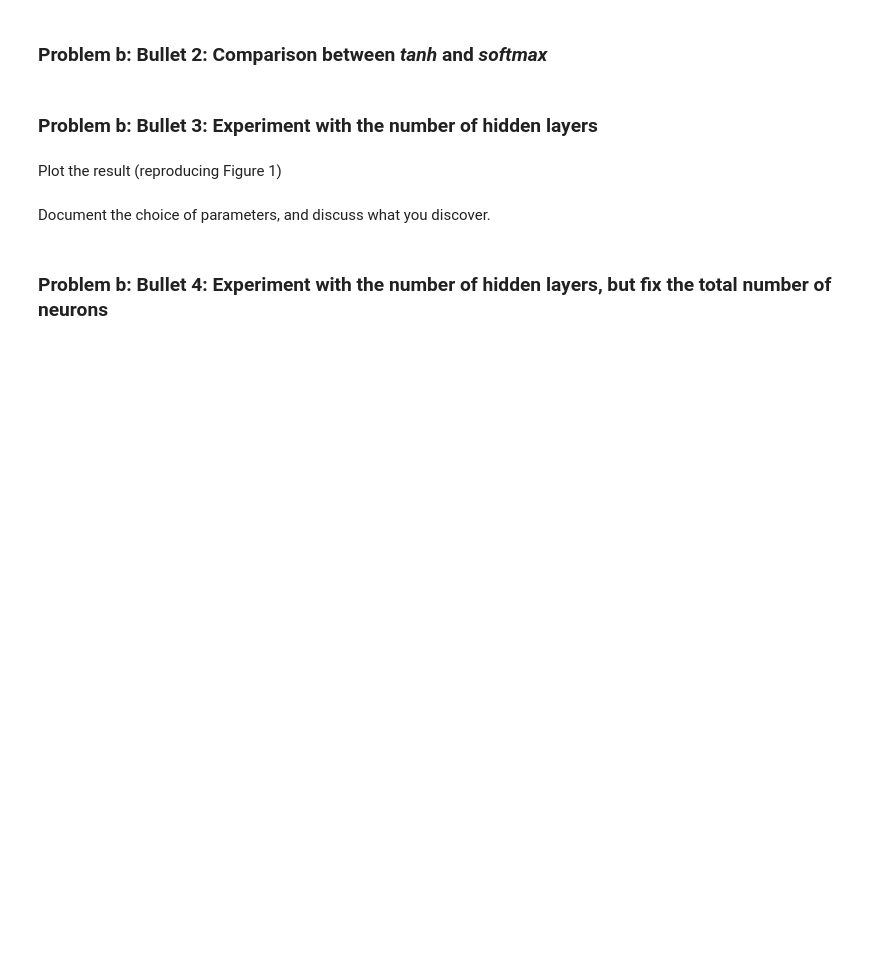
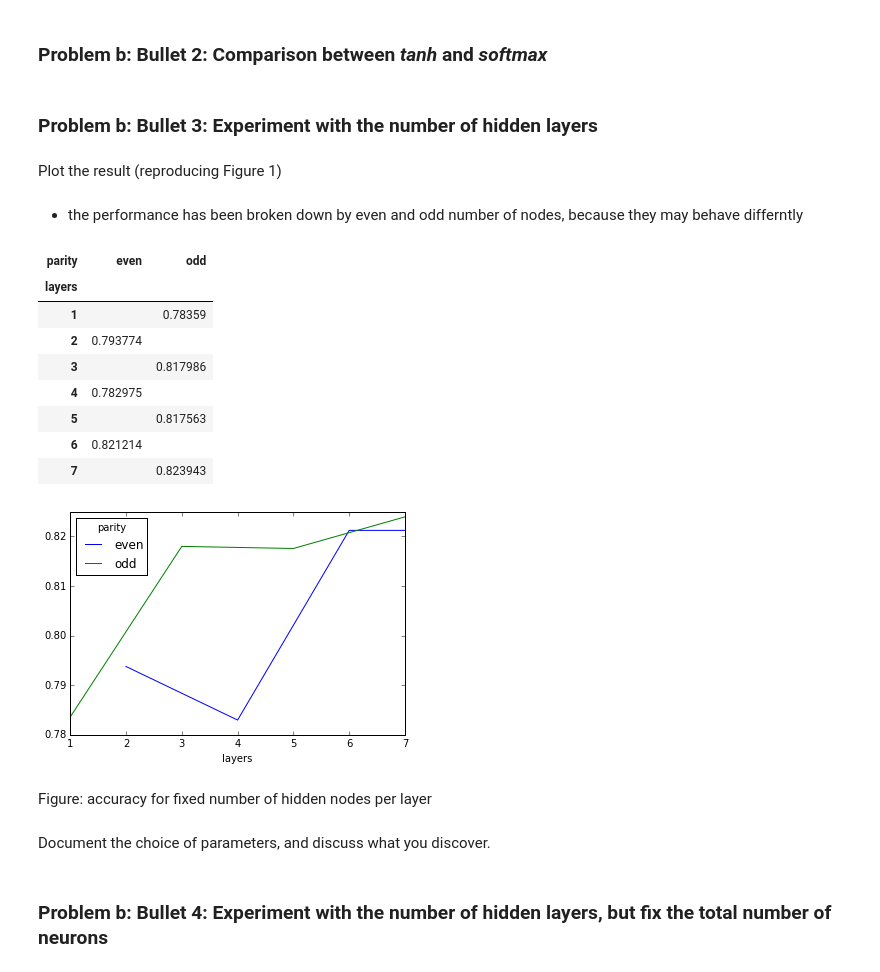
Before and after one commit to yogeshg/artistic-styles, a Jupyter notebook: hw/src/hw2.ipynb, the cells around one changed output. Drawn from its saved outputs; the diff is of its cells as text; code cells hidden in the pictures; blank space fills up the shorter version.

Commit message:
adding plots

```diff
--- a/hw/src/hw2.ipynb
+++ b/hw/src/hw2.ipynb
@@ -5,3 +11,14 @@ from hw2b import load_data, LogisticRegression, HiddenLayer, MLP
+# %%
+df1 = pd.read_csv('./log-analysis.csv')
+# %%
+idx_2b3 = df1.part == '2b3'
+idx_2b4 = df1.part == '2b4'
+# %%
+df1.loc[idx_2b3, 'parity'] = (df1.layers % 2).map({0:'even',1:'odd'})
+df1.loc[idx_2b4, 'tot_nodes'] = 420+420*((df1.layers * df1.nodes) > 500)
+# %%
+df2b3  = df1[ idx_2b3 ].set_index(['layers','parity']).sort_index()
+df2b4  = df1[ idx_2b4 ].set_index(['layers', 'tot_nodes']).sort_index()
 # %% [markdown]
 ### Problem b: Bullet 2: Comparison between _tanh_ and _softmax_
 # %%
@@ -17,3 +30,22 @@ Plot the result (reproducing Figure 1)
+# %% [markdown]
+ * the performance has been broken down by even and odd number of nodes, because they may behave differntly
+# %%
+s = ((100-df2b3.test)/100).unstack('parity')
+s.interpolate().plot()
+s.fillna('')
+# %% [output]
+| parity | even | odd |
+| layers |  |  |
+| 1 |  | 0.78359 |
+| 2 | 0.793774 |  |
+| 3 |  | 0.817986 |
+| 4 | 0.782975 |  |
+| 5 |  | 0.817563 |
+| 6 | 0.821214 |  |
+| 7 |  | 0.823943 |
+[figure, added]
+# %% [markdown]
+Figure: accuracy for fixed number of hidden nodes per layer
 # %% [markdown]
 Document the choice of parameters, and discuss what you discover.
 # %%
```
Also changed, not shown: parts of 6 cells of this notebook, 2 other files.
